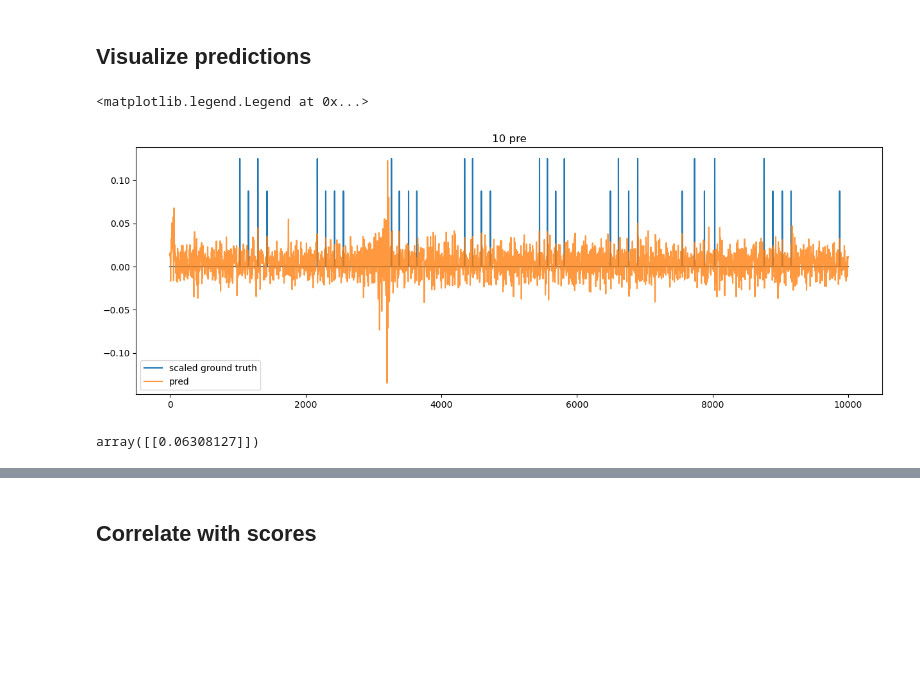
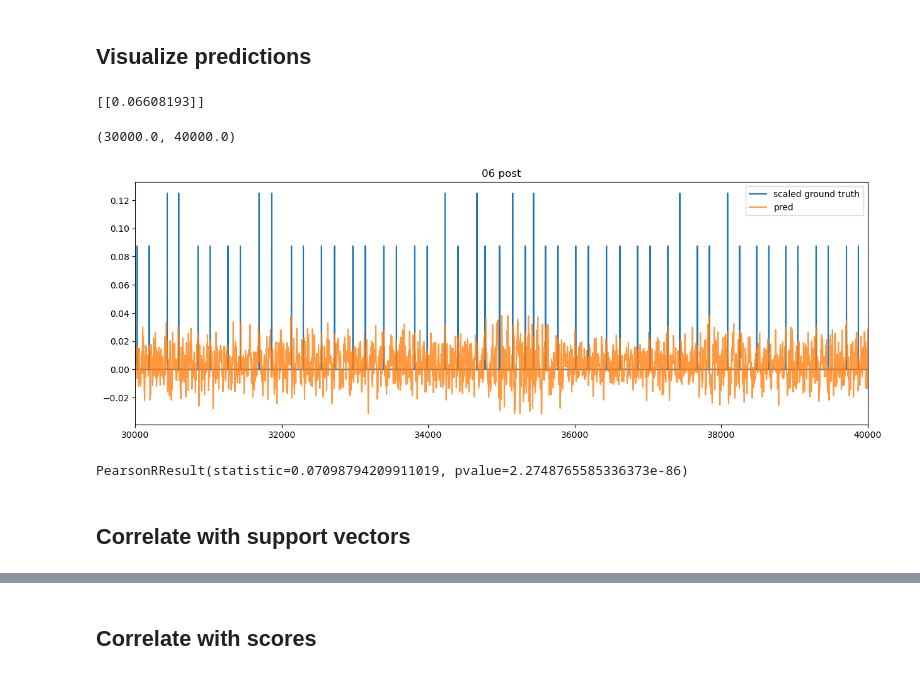
Before and after one commit to haiqin-zhang/AM-EEG, a Jupyter notebook: analysis_error/mtrf_error_surprise/analyze_mtrf_preds.ipynb, the cells around one changed output, grey strips where cells are left out. Saved outputs shown, nothing was run; the diff lists cells and outputs as text; code cells hidden in the pictures; blank space fills up the shorter version.

```diff
--- a/analysis_error/mtrf_error_surprise/analyze_mtrf_preds.ipynb
+++ b/analysis_error/mtrf_error_surprise/analyze_mtrf_preds.ipynb
@@ -40,24 +42,35 @@ period = 'pre'
 # %%
 pred_data = loadmat(os.path.join(pred_dir, f'pred_err_{subject}_{period}.mat'))
-pred_stim = pred_data['predicted_stim']
+pred_stim = pred_data['predicted_stim'][0]
 pred_corr = pred_data['pearsonr']
-sv = loadmat(os.path.join(sv_dir, f'sv_data_{period}_{subject}.mat'))['firsts']
+sv_onsets = loadmat(os.path.join(sv_dir, f'sv_data_{period}_{subject}.mat'))['onsets'][0]
+sv_firsts = loadmat(os.path.join(sv_dir, f'sv_data_{period}_{subject}.mat'))['firsts'][0]
+
+print(pred_corr)
+# %% [output]
+[[0.06608193]]
+# %%
+pred_stim_winsorized = winsorize(pred_stim, limits = [0.005, 0.005])
 # %%
 plt.figure(figsize = (15,5))
-plt.plot(sv[0][0:10000]/8, label = 'scaled ground truth')
-plt.plot(pred_stim[0][0:10000], alpha = 0.8, label = 'pred')
-plt.title(f'{subject} pre')
+plt.plot(sv_firsts/8, label = 'scaled ground truth')
+plt.plot(pred_stim_winsorized, alpha = 0.8, label = 'pred')
+plt.title(f'{subject} {period}')
 plt.legend()
+
+plt.xlim(30000,40000)
 # %% [output]
-<matplotlib.legend.Legend at 0x...>
+(30000.0, 40000.0)
-[figure, old version]
+[figure, new version]
-# %%
-pred_corr
-# %% [output]
-array([[0.06308127]])
+# %%
+pearsonr(pred_stim_winsorized, sv_onsets)
+# %% [output]
+PearsonRResult(statistic=0.07098794209911019, pvalue=2.2748765585336373e-86)
 # %%
 #load predictions
 
 # fo_df = pd.read_csv(os.path.join(mapchange_path, f'mapchange_keystrokes_pre_{subject}.csv'))
 # others_times = fo_df[fo_df['type']=='other']['time']
 # firsts_times = fo_df[fo_df['type']=='first']['time']
+# %% [markdown]
+## Correlate with support vectors
```
Also changed, not shown: parts of 17 cells of this notebook, 5 other files.
